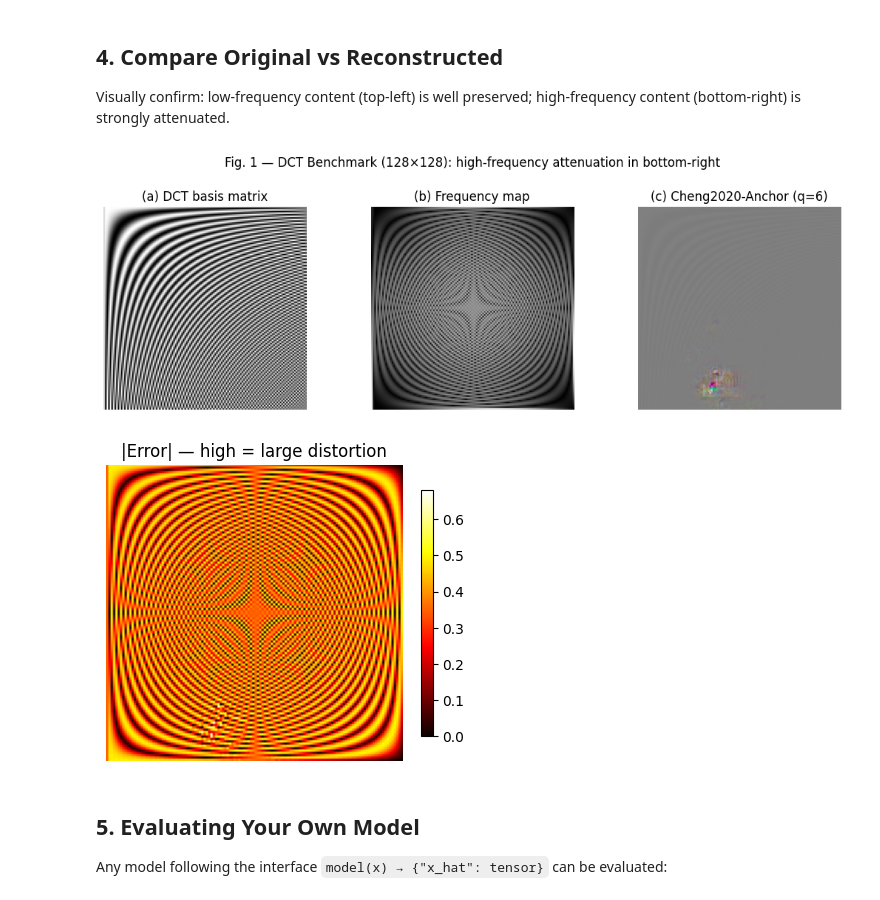
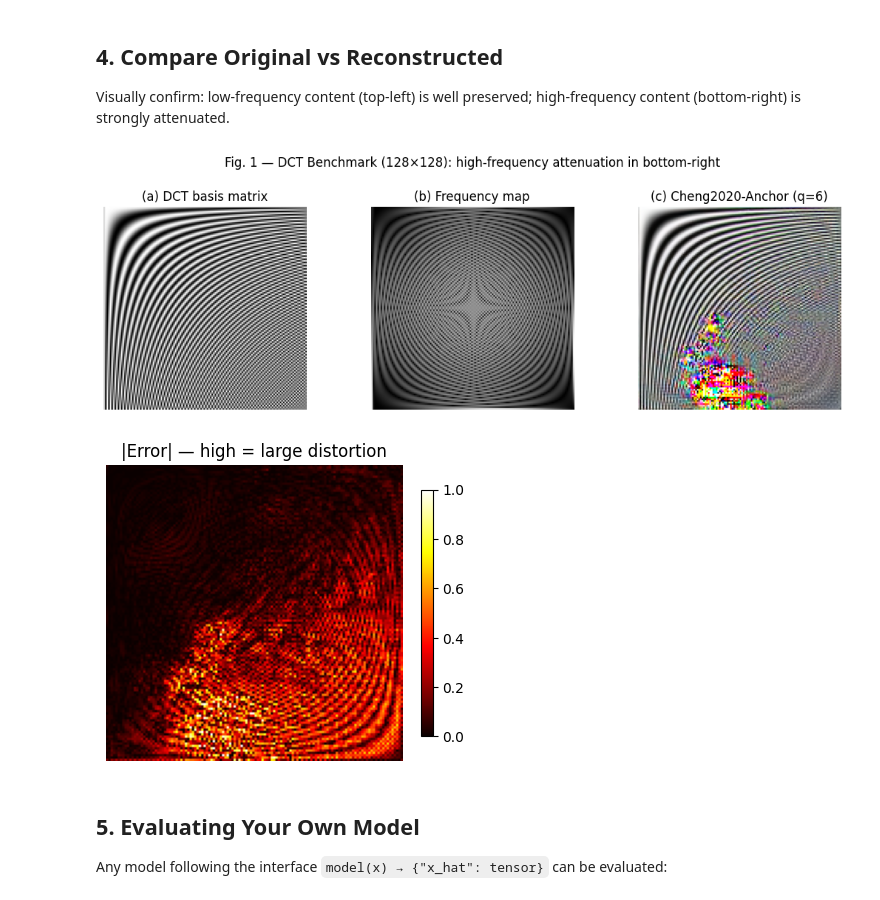
Before and after one commit to nkalmykovsk/dct_benchmark_nic, a Jupyter notebook: notebooks/01_demo.ipynb, the cells around one changed output. Saved outputs shown, nothing was run; the diff lists cells and outputs as text; code cells hidden in the pictures.

Commit message:
Fix reconstruction display: normalize by original basis range
Using recon.min()/max() for normalization compresses dynamic range
when model outputs have outlier values, making everything gray.
Use the known vmin/vmax from build_dct_basis_rgb() instead.

Made-with: Cursor

```diff
--- a/notebooks/01_demo.ipynb
+++ b/notebooks/01_demo.ipynb
@@ -173,7 +173,11 @@ Visually confirm: low-frequency content (top-left) is well preserved; high-frequ
 # %%
 orig = result['orig']    # (n, n, 3) normalized to [0,1]
 recon = result['recon']  # (n, n, 3) in original DCT range
-recon_disp = np.clip((recon - recon.min()) / (recon.max() - recon.min() + 1e-9), 0, 1)
+
+# Map back to [0, 1] using the ORIGINAL basis range (not recon min/max,
+# which can be skewed by outlier pixels and compress contrast to gray).
+_, vmin, vmax = build_dct_basis_rgb(SIZE)
+recon_disp = np.clip((recon - vmin) / (vmax - vmin + 1e-9), 0, 1)
 
 # Frequency map (gradient magnitude, same as Fig. 1(b) in the paper)
 D = build_dct_basis(SIZE)
@@ -183,35 +187,35 @@ freq_map = (freq_map - freq_map.min()) / (freq_map.max() - freq_map.min() + 1e-9
 
 # Fig. 1 layout from the paper
 fig, axes = plt.subplots(1, 3, figsize=(11, 3.5))
 
 axes[0].imshow(orig.mean(axis=2), cmap='gray')
 axes[0].set_title('(a) DCT basis matrix')
 axes[0].axis('off')
 
 axes[1].imshow(freq_map, cmap='gray')
 axes[1].set_title('(b) Frequency map')
 axes[1].axis('off')
 
 axes[2].imshow(recon_disp)
 axes[2].set_title('(c) Cheng2020-Anchor (q=6)')
 axes[2].axis('off')
 
 plt.suptitle(f'Fig. 1 — DCT Benchmark ({SIZE}×{SIZE}): high-frequency attenuation in bottom-right', y=1.02)
 plt.tight_layout()
 plt.show()
 
 # Error map (additional)
 fig2, ax2 = plt.subplots(figsize=(4, 3.5))
 diff = np.abs(orig.mean(axis=2) - recon_disp.mean(axis=2))
 im = ax2.imshow(diff, cmap='hot', vmin=0)
 plt.colorbar(im, ax=ax2, shrink=0.8)
 ax2.set_title('|Error| — high = large distortion')
 ax2.axis('off')
 plt.tight_layout()
 plt.show()
 # %% [output]
-[figure, old version]
+[figure, new version]
-[figure, old version]
+[figure, new version]
 # %% [markdown]
 ## 5. Evaluating Your Own Model
 
```
